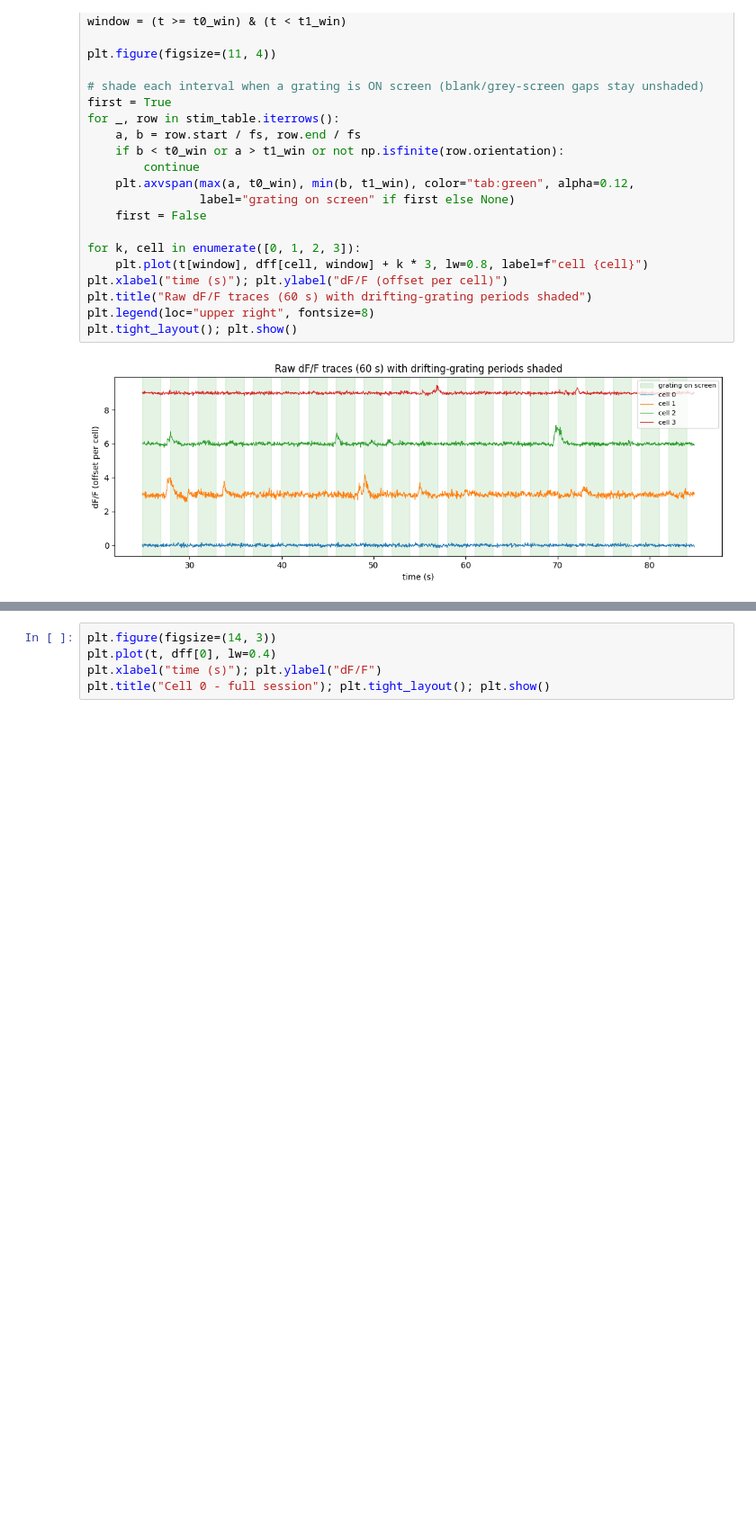
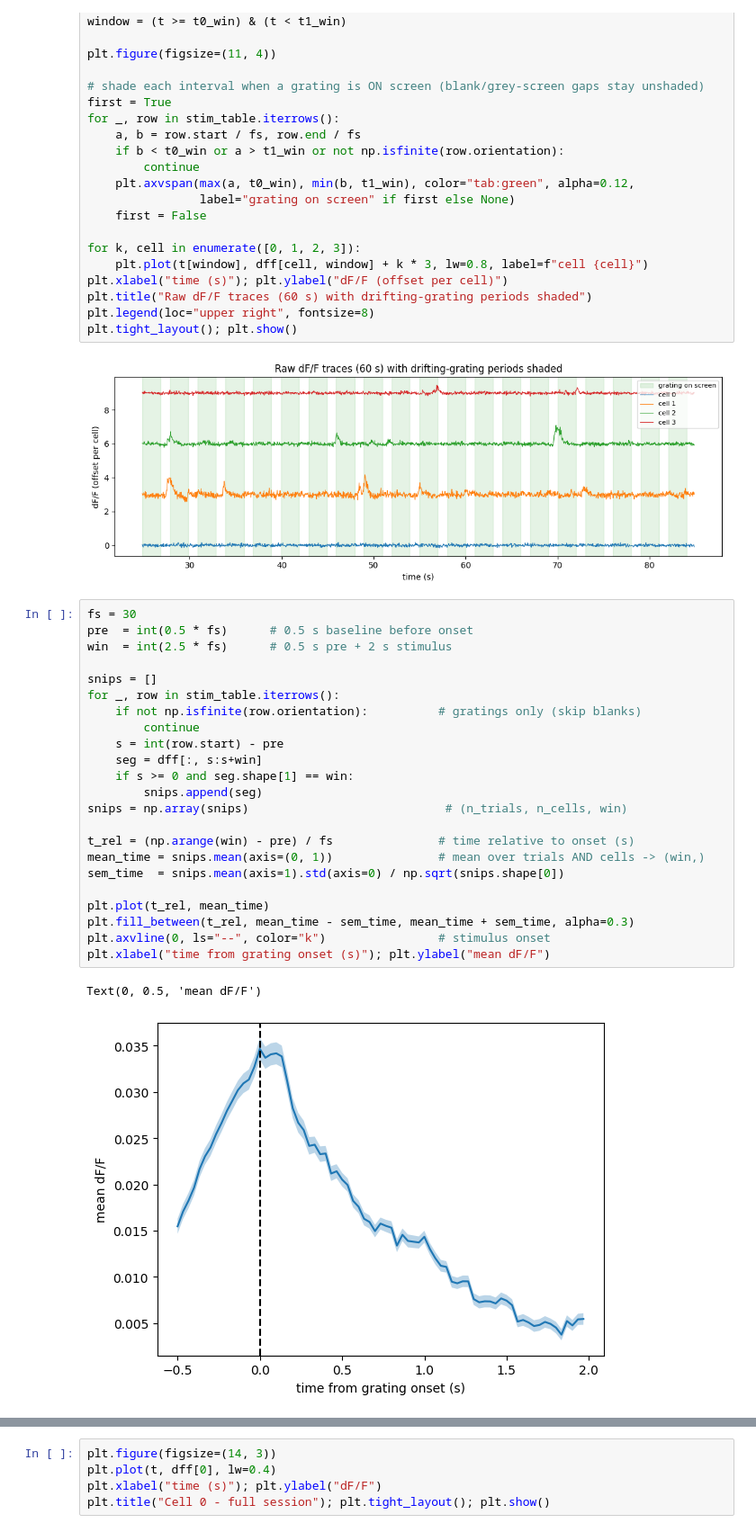
Before and after one commit to zbluee/Predicting_Brain_Regions, a Jupyter notebook: Predicting_Brain_Regions.ipynb, the cells around one changed output, grey strips where cells are left out. Shown at 90% size. Cells and saved outputs as stored; diff of their text form; blank space fills up the shorter version.

```diff
--- a/Predicting_Brain_Regions.ipynb
+++ b/Predicting_Brain_Regions.ipynb
@@ -209,3 +209,29 @@ plt.legend(loc="upper right", fontsize=8)
 plt.tight_layout(); plt.show()
 # %% [output]
 [figure]
+# %%
+fs = 30
+pre  = int(0.5 * fs)      # 0.5 s baseline before onset
+win  = int(2.5 * fs)      # 0.5 s pre + 2 s stimulus
+
+snips = []
+for _, row in stim_table.iterrows():
+    if not np.isfinite(row.orientation):          # gratings only (skip blanks)
+        continue
+    s = int(row.start) - pre
+    seg = dff[:, s:s+win]
+    if s >= 0 and seg.shape[1] == win:
+        snips.append(seg)
+snips = np.array(snips)                            # (n_trials, n_cells, win)
+
+t_rel = (np.arange(win) - pre) / fs               # time relative to onset (s)
+mean_time = snips.mean(axis=(0, 1))               # mean over trials AND cells -> (win,)
+sem_time  = snips.mean(axis=1).std(axis=0) / np.sqrt(snips.shape[0])
+
+plt.plot(t_rel, mean_time)
+plt.fill_between(t_rel, mean_time - sem_time, mean_time + sem_time, alpha=0.3)
+plt.axvline(0, ls="--", color="k")                # stimulus onset
+plt.xlabel("time from grating onset (s)"); plt.ylabel("mean dF/F")
+# %% [output]
+Text(0, 0.5, 'mean dF/F')
+[figure, added]
```
Also changed, not shown: parts of 17 cells of this notebook.
